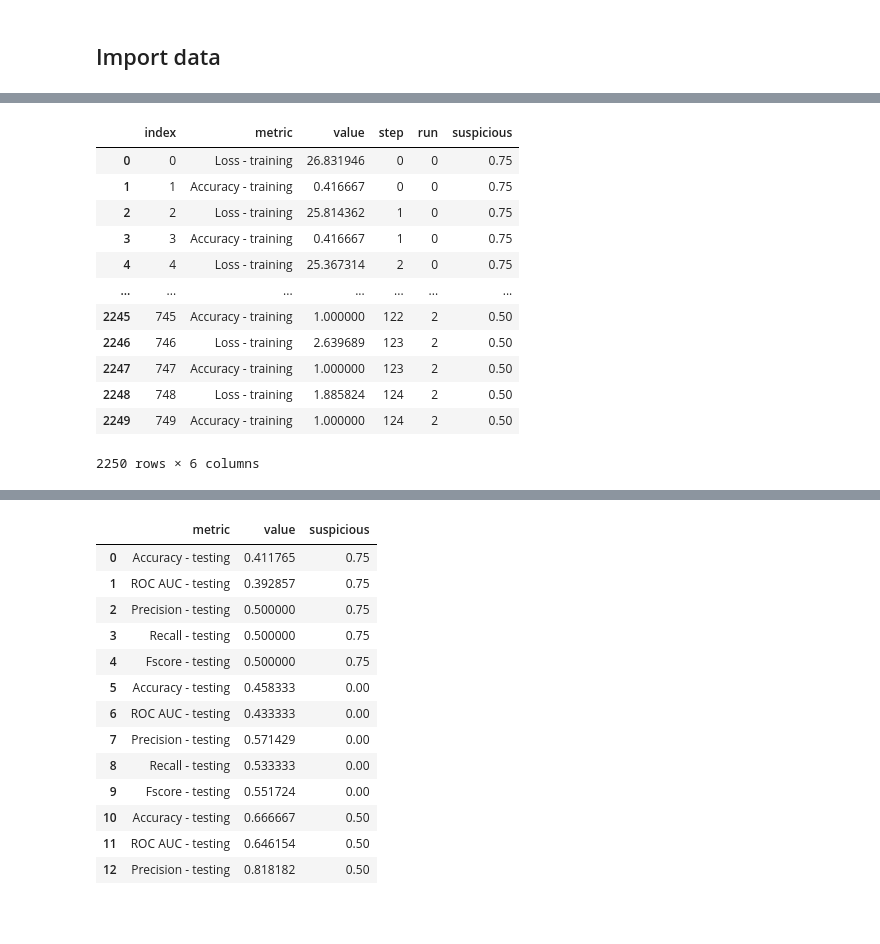
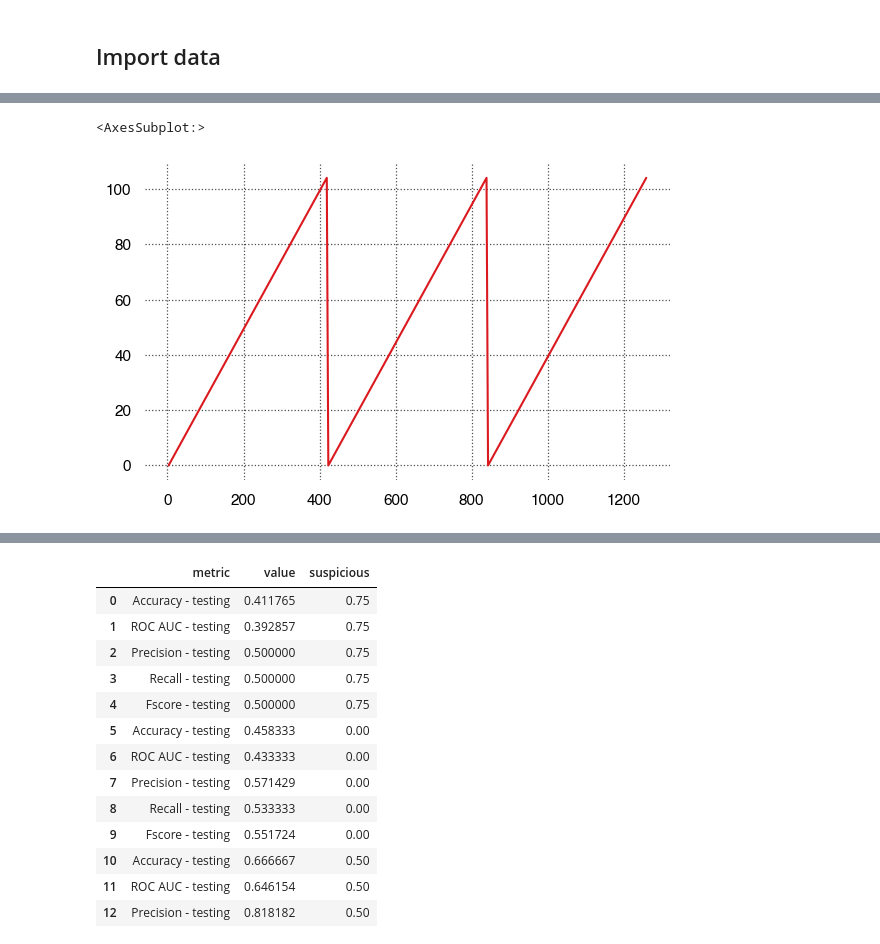
Before and after one commit to arnauddhaene/graphmel, a Jupyter notebook: notebooks/run-analysis.ipynb, the cells around one changed output, grey strips where cells are left out. Saved outputs shown, nothing was run; the diff lists cells and outputs as text; code cells hidden in the pictures; blank space fills up the shorter version.

```diff
--- a/notebooks/run-analysis.ipynb
+++ b/notebooks/run-analysis.ipynb
@@ -61,33 +60,0 @@ files[:6]
-# %%
-df1 = pd.read_csv(
-    os.path.join(ASSETS_DIR, 'results', 'TRAIN_METRICS_2021-12-03 11:04:45.335400.csv'),
-    index_col=0)
-df1['suspicious'] = 0.75
-
-df2 = pd.read_csv(
-    os.path.join(ASSETS_DIR, 'results', 'TRAIN_METRICS_2021-12-01 21:02:12.968217.csv'),
-    index_col=0)
-df2['suspicious'] = 0.0
-
-df3 = pd.read_csv(
-    os.path.join(ASSETS_DIR, 'results', 'TRAIN_METRICS_2021-12-01 20:55:59.367823.csv'),
-    index_col=0)
-df3['suspicious'] = 0.5
-
-df = pd.concat([df1, df2, df3]).reset_index()
-
-df
-# %% [output]
-|  | index | metric | value | step | run | suspicious |
-| 0 | 0 | Loss - training | 26.831946 | 0 | 0 | 0.75 |
-| 1 | 1 | Accuracy - training | 0.416667 | 0 | 0 | 0.75 |
-| 2 | 2 | Loss - training | 25.814362 | 1 | 0 | 0.75 |
-| 3 | 3 | Accuracy - training | 0.416667 | 1 | 0 | 0.75 |
-| 4 | 4 | Loss - training | 25.367314 | 2 | 0 | 0.75 |
-| ... | ... | ... | ... | ... | ... | ... |
-| 2245 | 745 | Accuracy - training | 1.000000 | 122 | 2 | 0.50 |
-| 2246 | 746 | Loss - training | 2.639689 | 123 | 2 | 0.50 |
-| 2247 | 747 | Accuracy - training | 1.000000 | 123 | 2 | 0.50 |
-| 2248 | 748 | Loss - training | 1.885824 | 124 | 2 | 0.50 |
-| 2249 | 749 | Accuracy - training | 1.000000 | 124 | 2 | 0.50 |
-2250 rows × 6 columns
@@ -93,0 +82,5 @@ df
+# %%
+df[df.metric == 'Accuracy - validation'].step.plot()
+# %% [output]
+<AxesSubplot:>
+[figure, added]
```
Also changed, not shown: parts of 6 cells of this notebook, 9 other files.
